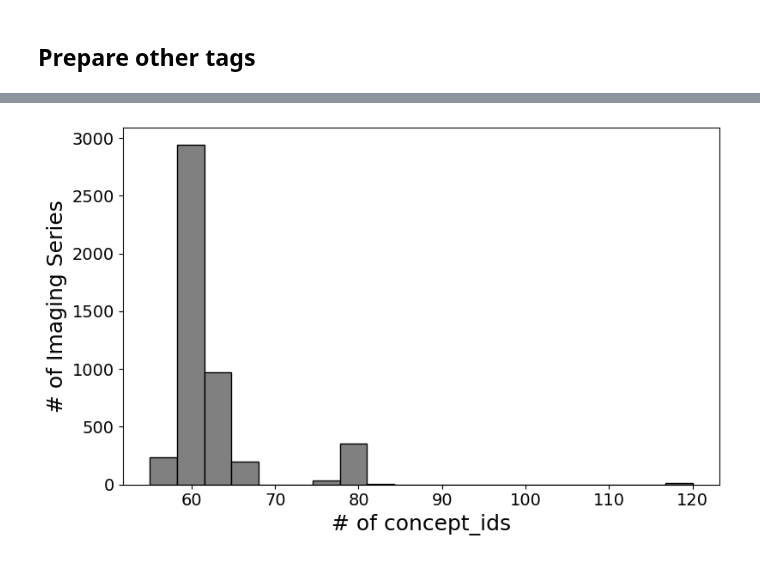
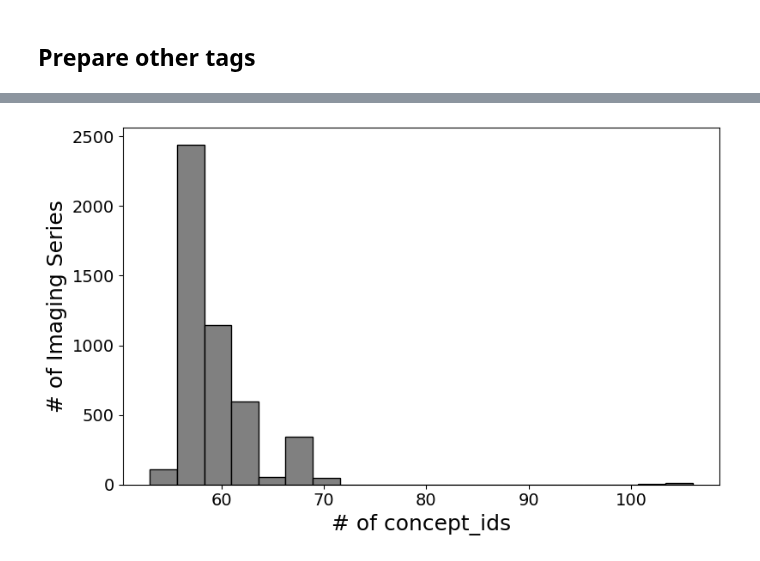
Before and after one commit to paulnagy/DICOM2OMOP, a Jupyter notebook: demonstration/transform_imaging_metadata.ipynb, the cells around one changed output, grey strips where cells are left out. Saved outputs shown, nothing was run; the diff lists cells and outputs as text; code cells hidden in the pictures.

Commit message:
extract coded values from part 3

```diff
--- a/demonstration/transform_imaging_metadata.ipynb
+++ b/demonstration/transform_imaging_metadata.ipynb
@@ -59,0 +85,7 @@ metadata_omop[~metadata_omop['concept_id'].isna()].shape #296396 ~43%
+# %%
+selected_metadata = metadata_omop[(~metadata_omop['concept_id'].isna()) &
+                                  (~metadata_omop['Value'].isna()) &
+                                  (~metadata_omop['concept_code'].isin(['00080008', '00200032', '00200037', '00189089', '00180022'])) &
+                                  ((metadata_omop['vr'].isin(['AT', 'CS', 'DA', 'DT', 'DS', 'FL', 'FD', 'IS', 'SL', 'SS', 'SV', 'TM', 'UL', 'US', 'UV'])) |
+                                   (metadata_omop['Tag'].isin(["00080070"])))] #manufacturer
+#283,948 ~41%
@@ -185,24 +242,21 @@ Name: count, dtype: int64
 # %%
 # Create a histogram of number of metadata elements per series
 import matplotlib.pyplot as plt
 
-# Filter out rows where 'concept_id' is NaN
-filtered_metadata = metadata_omop[~metadata_omop['concept_id'].isna()]
-
 # Get the number of concept_ids per SeriesUID
-concepts_per_series = filtered_metadata['SeriesUID'].value_counts()
+concepts_per_series = selected_metadata['SeriesUID'].value_counts()
 
 # Plotting the histogram
 plt.figure(figsize=(8, 5))
 plt.hist(concepts_per_series, bins=20, edgecolor='black', color='grey')
 plt.xlabel('# of concept_ids', fontsize=18)
 plt.ylabel('# of Imaging Series', fontsize=18)
 plt.tight_layout()
 
 plt.xticks(fontsize=14)
 plt.yticks(fontsize=14)
 
 # Show the plot
 plt.show()
 # %% [output]
-[figure, old version]
+[figure, new version]
```
Also changed, not shown: parts of 30 cells of this notebook, 9 other files.
